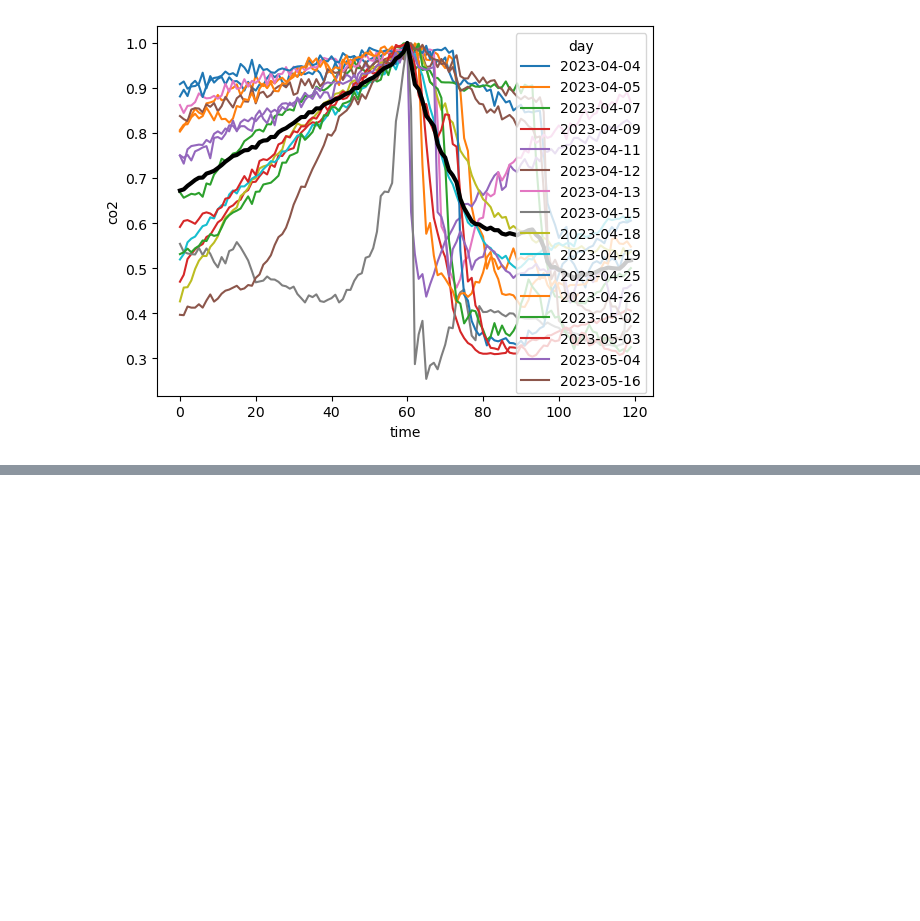
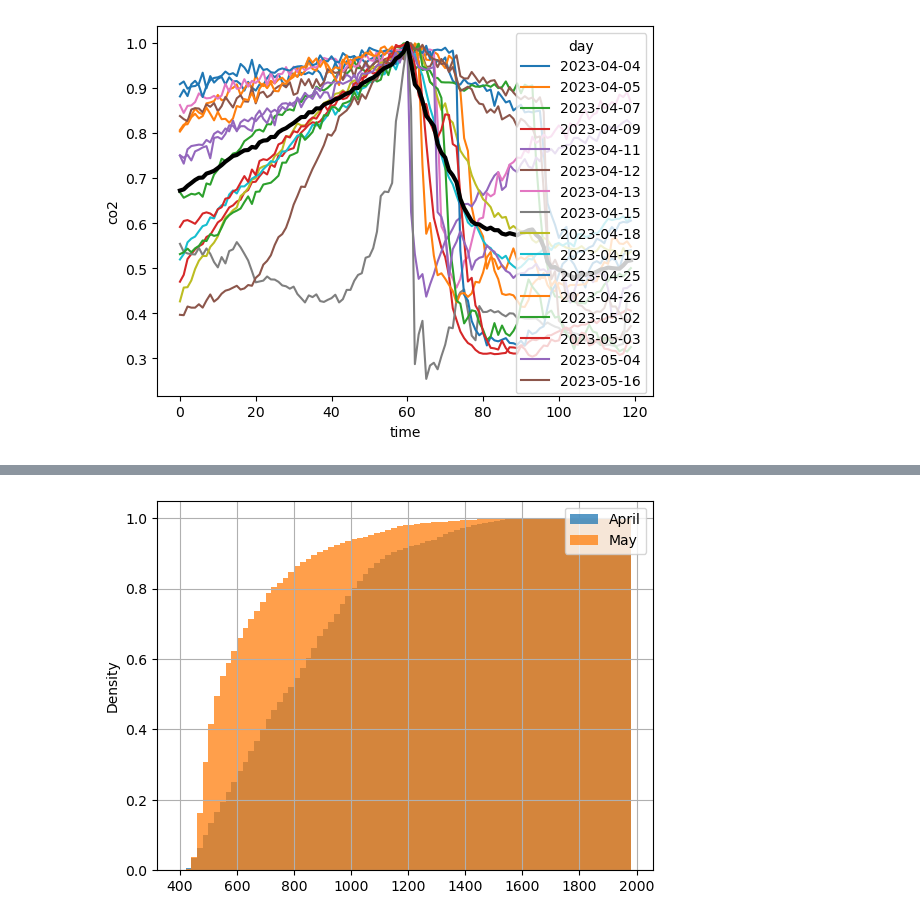
Before and after one commit to mattphysics/CO2_tracking, a Jupyter notebook: notebooks/inspect_data.ipynb, the cells around one changed output, grey strips where cells are left out. Saved outputs shown, nothing was run; the diff lists cells and outputs as text; code cells hidden in the pictures; blank space fills up the shorter version.

```diff
--- a/notebooks/inspect_data.ipynb
+++ b/notebooks/inspect_data.ipynb
@@ -424,0 +437,7 @@ plt.ylim(0,100)
+# %%
+sns.histplot(datax_weekday_worktime.co2.sel(time='2023-04'),stat='density',cumulative=True,bins=np.arange(400,2000,20),element='step',lw=0,label='April')
+sns.histplot(datax_weekday_worktime.co2.sel(time='2023-05'),stat='density',cumulative=True,bins=np.arange(400,2000,20),element='step',lw=0,label='May')
+plt.legend()
+plt.grid(True)
+# %% [output]
+[figure, added]
```
Also changed, not shown: parts of 24 cells of this notebook, 2 other files.
